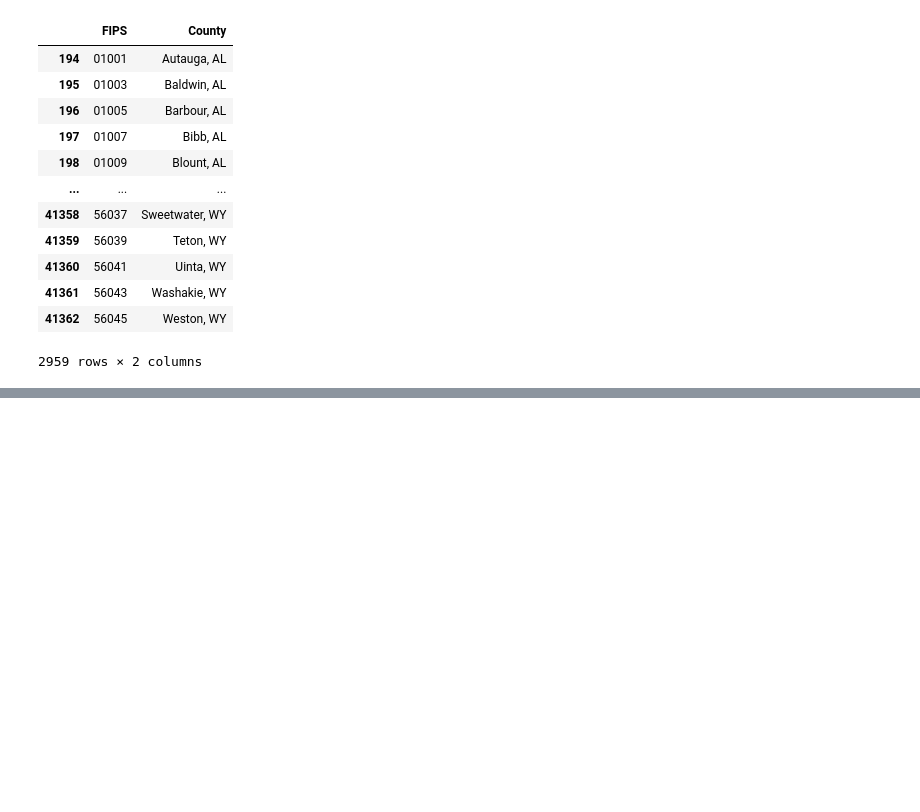
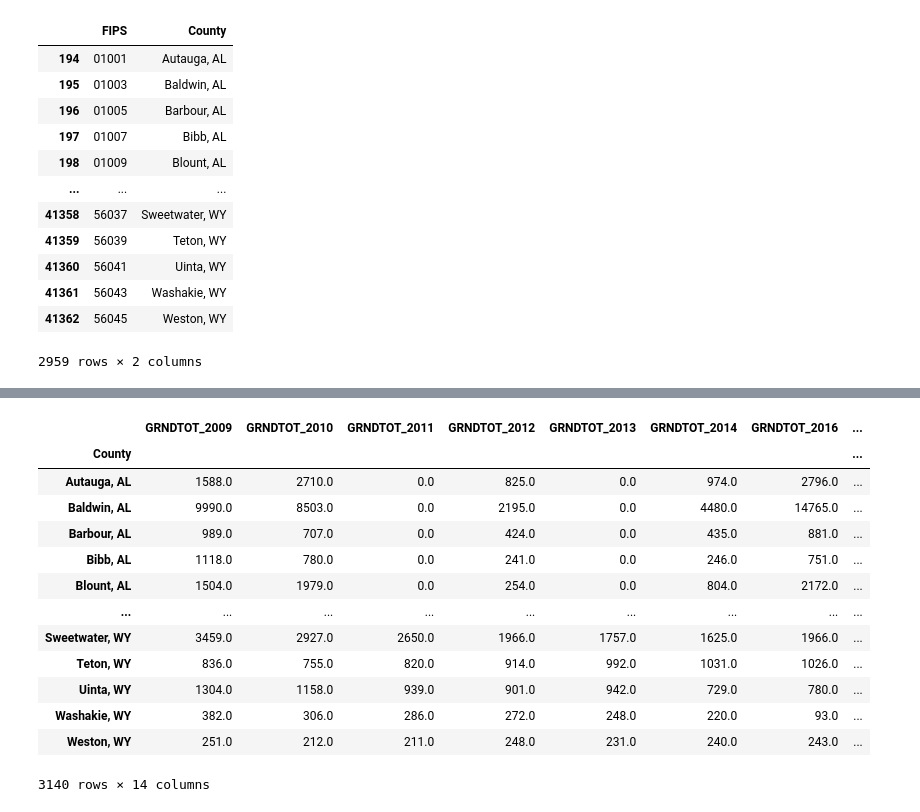
Before and after one commit to erv4gen/Research-Salvage-Autos, a Jupyter notebook: Structure-Demographics-County.ipynb, the cells around one changed output, grey strips where cells are left out. Saved outputs shown, nothing was run; the diff lists cells and outputs as text; code cells hidden in the pictures; blank space fills up the shorter version.

```diff
--- a/Structure-Demographics-County.ipynb
+++ b/Structure-Demographics-County.ipynb
@@ -275,16 +293,25 @@ print(crime_df.info()
       )
      )
 
-crime_df['FIPS'] = crime_df['FIPS_ST'].map(lambda x: '{0:02d}'.format(x)) + crime_df['FIPS_CTY'].map(lambda x: '{0:03d}'.format(x))
+crime_df['FIPS'] = (crime_df['FIPS_ST'].map(lambda x: '{0:02d}'.format(x)) + crime_df['FIPS_CTY'].map(lambda x: '{0:03d}'.format(x)) )#.astype(int)
 
-crime_df_filt = pd.merge(crime_df[['FIPS'
+crime_df_f = crime_df[['FIPS'
                           ,'GRNDTOT' #Total number of insedents
                           ,'CPOPARST' #TOT CNTY POPULATION-AGENCIES RPRT ARRSTS
+                          ,'year'
                          ]]
-                         ,county_codes
-                         ,on = 'FIPS'
-                         ,how='left'
-                        )
+
+
+print('\n\n','Filtered columns:\n',crime_df_f)
+
+
+
+
+crime_df_f= crime_df_f.set_index(['FIPS','year']).sort_index().unstack()
+crime_df_f.columns = crime_df_f.columns.map('_'.join)
+
+
+print('\n\nUnstacked columns: \n' , crime_df_f)
 # %% [output]
 <class 'pandas.core.frame.DataFrame'>
 Int64Index: 22243 entries, 0 to 3178
@@ -305,0 +333,11 @@ Name: index, dtype: int64
+# %%
+#join fips and county columns
+
+crime_df_filt = pd.merge(crime_df_f
+                         ,county_codes
+                         ,on = 'FIPS'
+                         ,how='left'
+                        )
+
+
+crime_df_filt
@@ -305,0 +358,6 @@ Name: index, dtype: int64
+# %%
+print('Thes FIPS codes don\'t match:' , crime_df_filt.loc[crime_df_filt['County'].isna(), 'FIPS'].unique().tolist())
+
+dupl_fips  =crime_df_filt.set_index('FIPS').duplicated().loc[lambda x: x== True].index.tolist()
+print('\nDuplicated values:', dupl_fips)
+crime_df_filt.loc[lambda x: x['FIPS'].isin(dupl_fips)]
@@ -306,3 +372,3 @@ Name: index, dtype: int64
 # %%
-crime_df_filt = crime_df_filt.drop_duplicates(subset=['FIPS']).dropna().drop(['FIPS'],axis=1).set_index('County')
+crime_df_filt_dropnna = crime_df_filt.drop_duplicates(subset=['FIPS']).dropna(subset=['County']).drop(['FIPS'],axis=1).set_index('County')
 # %%
@@ -314 +394,18 @@ dtype: int64
+# %%
+crime_df_filt_dropnna
+# %% [output]
+|  | GRNDTOT_2009 | GRNDTOT_2010 | GRNDTOT_2011 | GRNDTOT_2012 | GRNDTOT_2013 | GRNDTOT_2014 | GRNDTOT_2016 | ... |
+| County |  |  |  |  |  |  |  | ... |
+| Autauga, AL | 1588.0 | 2710.0 | 0.0 | 825.0 | 0.0 | 974.0 | 2796.0 | ... |
+| Baldwin, AL | 9990.0 | 8503.0 | 0.0 | 2195.0 | 0.0 | 4480.0 | 14765.0 | ... |
+| Barbour, AL | 989.0 | 707.0 | 0.0 | 424.0 | 0.0 | 435.0 | 881.0 | ... |
+| Bibb, AL | 1118.0 | 780.0 | 0.0 | 241.0 | 0.0 | 246.0 | 751.0 | ... |
+| Blount, AL | 1504.0 | 1979.0 | 0.0 | 254.0 | 0.0 | 804.0 | 2172.0 | ... |
+| ... | ... | ... | ... | ... | ... | ... | ... | ... |
+| Sweetwater, WY | 3459.0 | 2927.0 | 2650.0 | 1966.0 | 1757.0 | 1625.0 | 1966.0 | ... |
+| Teton, WY | 836.0 | 755.0 | 820.0 | 914.0 | 992.0 | 1031.0 | 1026.0 | ... |
+| Uinta, WY | 1304.0 | 1158.0 | 939.0 | 901.0 | 942.0 | 729.0 | 780.0 | ... |
+| Washakie, WY | 382.0 | 306.0 | 286.0 | 272.0 | 248.0 | 220.0 | 93.0 | ... |
+| Weston, WY | 251.0 | 212.0 | 211.0 | 248.0 | 231.0 | 240.0 | 243.0 | ... |
+3140 rows × 14 columns
 # %%
```
Also changed, not shown: parts of 12 cells of this notebook, 3 other files.
